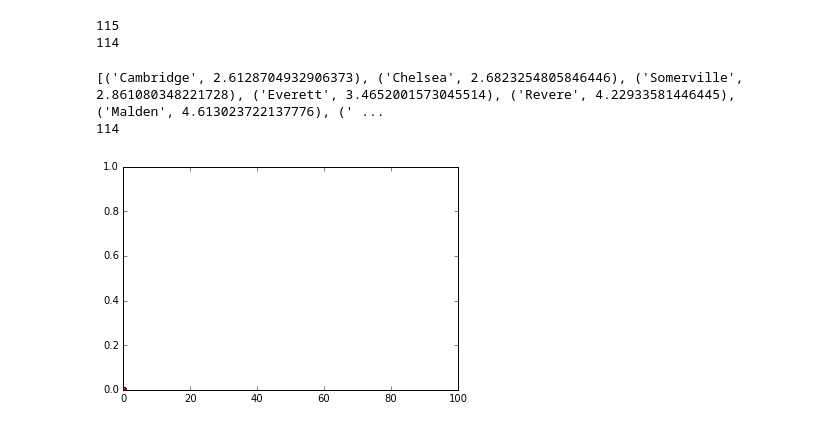
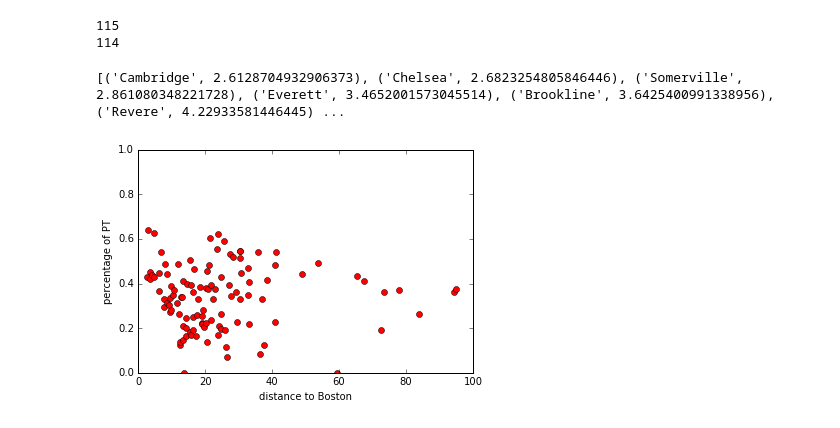
Before and after one commit to jakeszler/ES96, a Jupyter notebook: ES96.ipynb, the cells around one changed output. Cells and saved outputs as stored; diff of their text form; code cells hidden in the pictures.

Commit message:
2 scatter plots for distance vs percentage of pt use

```diff
--- a/ES96.ipynb
+++ b/ES96.ipynb
@@ -57,7 +55,7 @@ with open('filtered.csv', 'r') as filtered:
 #print((cities_dict))
 # %%
 station_city_dict = {} ### start here
-distance_to_station = 3 #miles
+distance_to_station = 5 #miles
 temparray = []
 temp = 0
 line_name = ''
@@ -186,25 +145,0 @@ Middleborough/Lakeville Line
-# %%
-NorthLines = ['Fitchburg/South Acton Line','Haverhill Line','Lowell Line','Newburyport/Rockport Line']
-SouthLines = ['Greenbush Line', 'Kingston/Plymouth Line','Middleborough/Lakeville Line','Providence/Stoughton Line','Franklin Line','Needham Line','Fairmount Line']
-# check for duplicates
-sumofppl = 0
-prevcities = []
-temp =0
-duplicate = 0
-for line in NorthLines:
-    print(line)
-    key = str(line)
-    cities = separated_city_cluster[key]
-    for city in cities:
-        #print(city)
-        key = str(city[0])
-
-        if key in transit_dict:
-            temp = temp + 1
-        else:
-            temp += 0
-        if key in prevcities:
-            duplicate = duplicate +1
-        prevcities.append(key)
-
-print(duplicate)
@@ -889,9 +701,7 @@ print(len(new_sorted_cities_dict))
 from operator import itemgetter
 
 new_cities_dict_sorted = {}
-
 boston_dict = new_cities_dict['Boston']
-
 
 for cities in new_cities_dict:
     newkey = cities
@@ -900,6 +710,7 @@ for cities in new_cities_dict:
 
 sorted_boston_list = sorted(new_cities_dict_sorted.items(), key=itemgetter(1))
 count = 0
+
 for cities in sorted_boston_list:
     if cities[0] in new_sorted_cities_dict:
         count+= 0
@@ -910,7 +721,7 @@ for cities in sorted_boston_list:
         del sorted_boston_list[index]
         #print('len',len(sorted_boston_list))
 
-print(sorted_boston_list)
+#print(sorted_boston_list)
 #print((new_sorted_cities_dict))
 #print((sorted_boston_list))
 i = 0
@@ -923,32 +734,38 @@ i = 0
 #print((sorted_boston_list))
 
 yprob = []
-x = []
 for city in sorted_boston_list:
     if(city[0] in new_sorted_cities_dict):
         yprob.append(new_sorted_cities_dict[city[0]])
 
 #print((new_cities_dict_sorted))
 
-print(len(new_sorted_cities_dict))
+print((sorted_boston_list))
 # %% [output]
-[('Cambridge', 2.6128704932906373), ('Chelsea', 2.6823254805846446), ('Somerville', 2.861080348221728), ('Everett', 3.4652001573045514), ('Revere', 4.22933581446445), ('Malden', 4.613023722137776), (' ...
-114
+[('Cambridge', 2.6128704932906373), ('Chelsea', 2.6823254805846446), ('Somerville', 2.861080348221728), ('Everett', 3.4652001573045514), ('Brookline', 3.6425400991338956), ('Revere', 4.22933581446445) ...
 # %%
 %matplotlib inline
 import matplotlib.pyplot as plt
 
 x = np.zeros(len(new_sorted_cities_dict))
 y = np.zeros(len(new_sorted_cities_dict))
-for city in new_sorted_cities_dict:
-    i = i
+i = 0
+for city in sorted_boston_list:
+    if(city[0] in new_sorted_cities_dict):
+        #print(city)
+        x[i] = city[1]
+        #print(city[1])
+        i += 1
     #print(city)
     #print(sorted_boston_dict[city])
 # lookup in this: new_sorted_cities_dict
 
 
-plt.plot(x,y, 'ro')
+plt.plot(x,yprob, 'ro')
 plt.axis([0, 100, 0, 1])
+plt.ylabel('percentage of PT')
+plt.xlabel('distance to Boston')
+
 plt.show()
 # %% [output]
-[figure, old version]
+[figure, new version]
```
Also changed, not shown: parts of 16 cells of this notebook.
